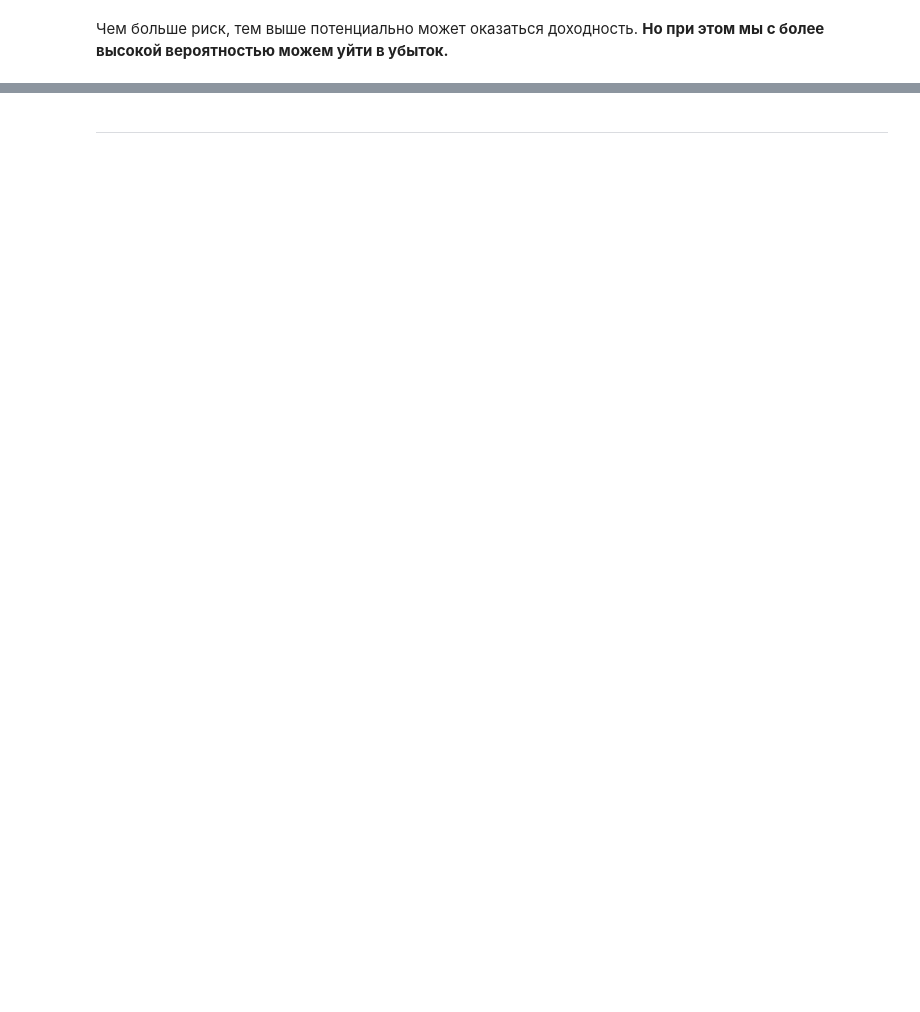
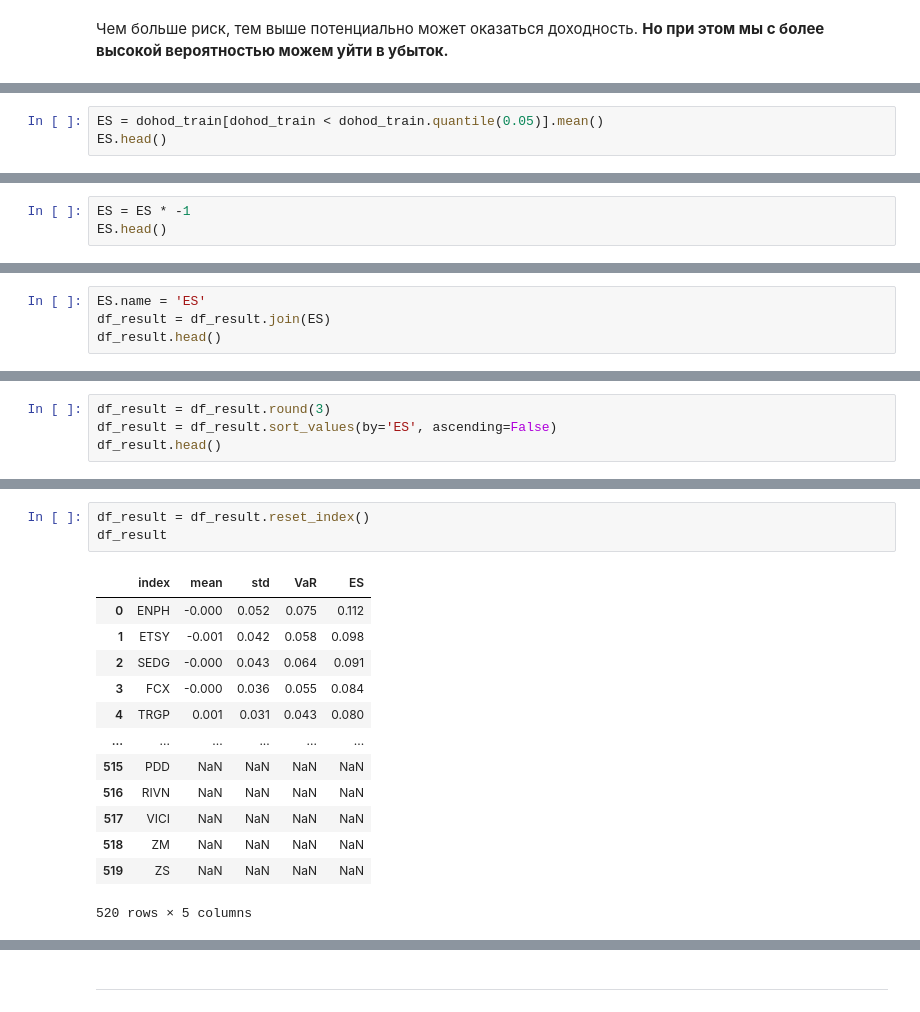
Before and after one commit to igumnov-daniel/HOCK_SEPTEMBER_2023, a Jupyter notebook: 11_window_functions/11_big_pandas_practice_LESSON.ipynb, the cells around one changed output, grey strips where cells are left out. Cells and saved outputs as stored; diff of their text form; blank space fills up the shorter version.

```diff
--- a/11_window_functions/11_big_pandas_practice_LESSON.ipynb
+++ b/11_window_functions/11_big_pandas_practice_LESSON.ipynb
@@ -738,0 +543,3 @@ __и) [бонусные 5 баллов]__
+# %%
+ES = dohod_train[dohod_train < dohod_train.quantile(0.05)].mean()
+ES.head()
@@ -738,0 +570,3 @@ __и) [бонусные 5 баллов]__
+# %%
+ES = ES * -1
+ES.head()
@@ -738,0 +580,4 @@ __и) [бонусные 5 баллов]__
+# %%
+ES.name = 'ES'
+df_result = df_result.join(ES)
+df_result.head()
@@ -738,0 +591,4 @@ __и) [бонусные 5 баллов]__
+# %%
+df_result = df_result.round(3)
+df_result = df_result.sort_values(by='ES', ascending=False)
+df_result.head()
@@ -738,0 +602,17 @@ __и) [бонусные 5 баллов]__
+# %%
+df_result = df_result.reset_index()
+df_result
+# %% [output]
+|  | index | mean | std | VaR | ES |
+| 0 | ENPH | -0.000 | 0.052 | 0.075 | 0.112 |
+| 1 | ETSY | -0.001 | 0.042 | 0.058 | 0.098 |
+| 2 | SEDG | -0.000 | 0.043 | 0.064 | 0.091 |
+| 3 | FCX | -0.000 | 0.036 | 0.055 | 0.084 |
+| 4 | TRGP | 0.001 | 0.031 | 0.043 | 0.080 |
+| ... | ... | ... | ... | ... | ... |
+| 515 | PDD | NaN | NaN | NaN | NaN |
+| 516 | RIVN | NaN | NaN | NaN | NaN |
+| 517 | VICI | NaN | NaN | NaN | NaN |
+| 518 | ZM | NaN | NaN | NaN | NaN |
+| 519 | ZS | NaN | NaN | NaN | NaN |
+520 rows × 5 columns
```
Also changed, not shown: parts of 84 cells of this notebook.
